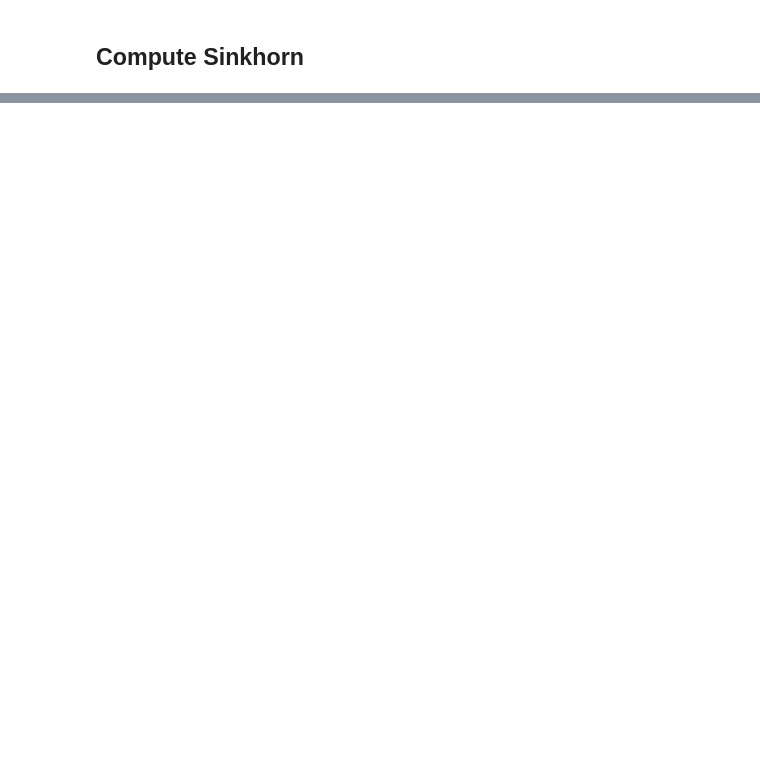
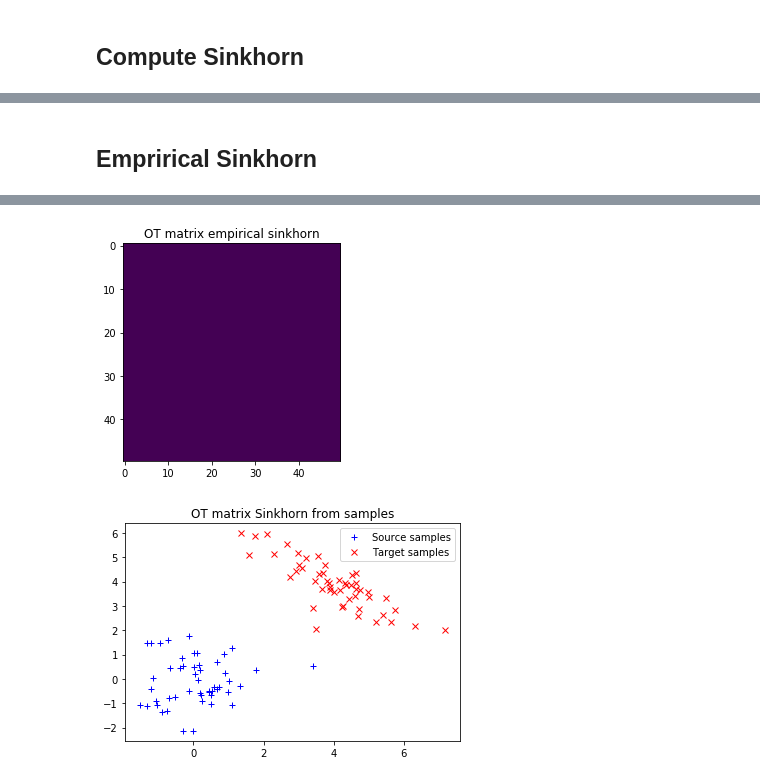
Before and after one commit to PythonOT/POT, a Jupyter notebook: notebooks/plot_OT_2D_samples.ipynb, the cells around one changed output, grey strips where cells are left out. Drawn from its saved outputs; the diff is of its cells as text; code cells hidden in the pictures; blank space fills up the shorter version.

```diff
--- a/notebooks/plot_OT_2D_samples.ipynb
+++ b/notebooks/plot_OT_2D_samples.ipynb
@@ -107,0 +109,24 @@ pl.show()
+# %% [markdown]
+Emprirical Sinkhorn
+----------------
+# %%
+#%% sinkhorn
+
+# reg term
+lambd = 1e-3
+
+Ges = ot.bregman.empirical_sinkhorn(xs, xt, lambd)
+
+pl.figure(7)
+pl.imshow(Ges, interpolation='nearest')
+pl.title('OT matrix empirical sinkhorn')
+
+pl.figure(8)
+ot.plot.plot2D_samples_mat(xs, xt, Ges, color=[.5, .5, 1])
+pl.plot(xs[:, 0], xs[:, 1], '+b', label='Source samples')
+pl.plot(xt[:, 0], xt[:, 1], 'xr', label='Target samples')
+pl.legend(loc=0)
+pl.title('OT matrix Sinkhorn from samples')
+
+pl.show()
+# %% [output]
@@ -107,0 +134,2 @@ pl.show()
+[figure, added]
+[figure, added]
```
Also changed, not shown: parts of 5 cells of this notebook, 3 other files.
